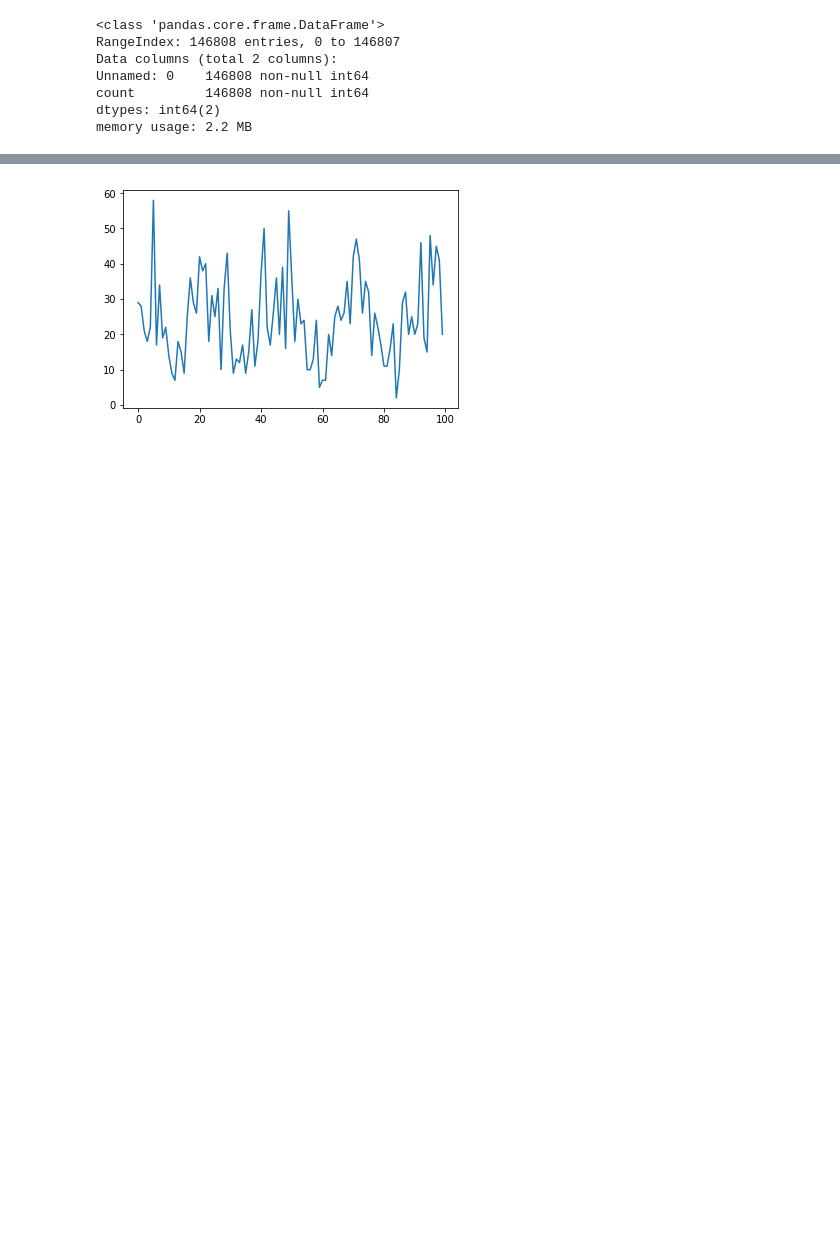
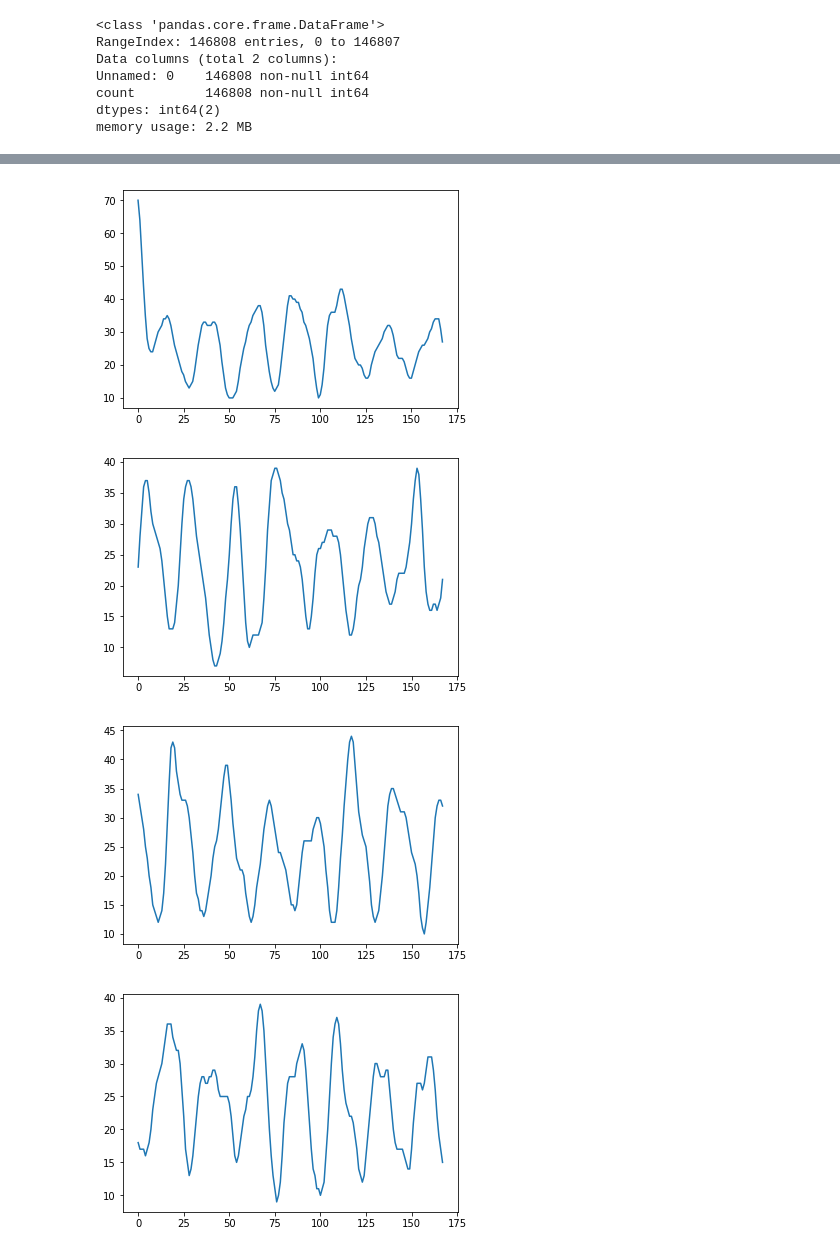
Before and after one commit to asyrovprog/cs221proj, a Jupyter notebook: dataset/la-fire-info.py.ipynb, the cells around one changed output, grey strips where cells are left out. Saved outputs shown, nothing was run; the diff lists cells and outputs as text; code cells hidden in the pictures; blank space fills up the shorter version.

Commit message:
modified:   dataset/la-fire-info.py.ipynb 	modified:   dataset/la-fire-preprocess.py 	modified:   dataset/utils.py 	new file:   ds/los-angeles-fire-counts-2001-2017-hours-gaussian.csv

```diff
--- a/dataset/la-fire-info.py.ipynb
+++ b/dataset/la-fire-info.py.ipynb
@@ -1,7 +1,7 @@
 # %%
 import pandas as pd
 # %%
-ds = pd.read_csv("../ds/los-angeles-fire-counts-2001-2017-hours.csv", low_memory=False)
+ds = pd.read_csv("../ds/los-angeles-fire-counts-2001-2017-hours-gaussian.csv", low_memory=False)
 ds.head()
 # %% [output]
 |  | Unnamed: 0 | count |
@@ -43,12 +43,16 @@ plt.show()
 # %%
 %matplotlib inline
 # only in a Jupyter notebook
 import matplotlib.pyplot as plt
 
-y = ds['count'][1000:1150]
-x = [i for i in range(0, len(y))]
+for i in range(0, 10):
+    y = ds['count'][i * 200: i * 200 + 168]
+    x = [i for i in range(0, len(y))]
 
-plt.plot(x, y)
-plt.show()
+    plt.plot(x, y)
+    plt.show()
 # %% [output]
-[figure, old version]
+[figure, new version]
+[figure, added]
+[figure, added]
+[figure, added]
```
Also changed, not shown: parts of 4 cells of this notebook, 3 other files.
